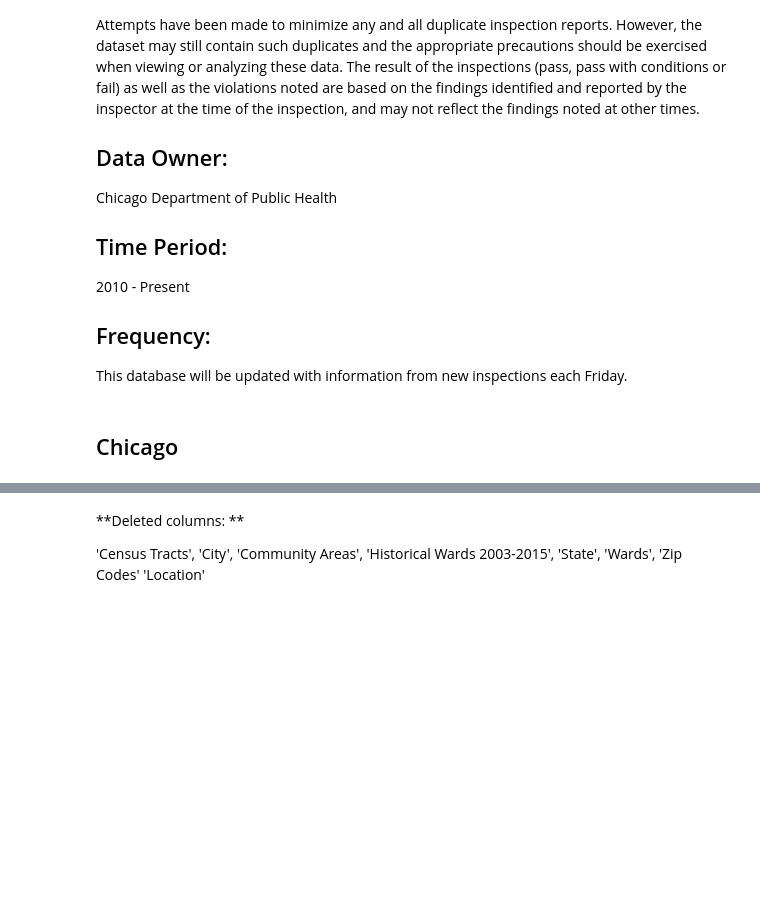
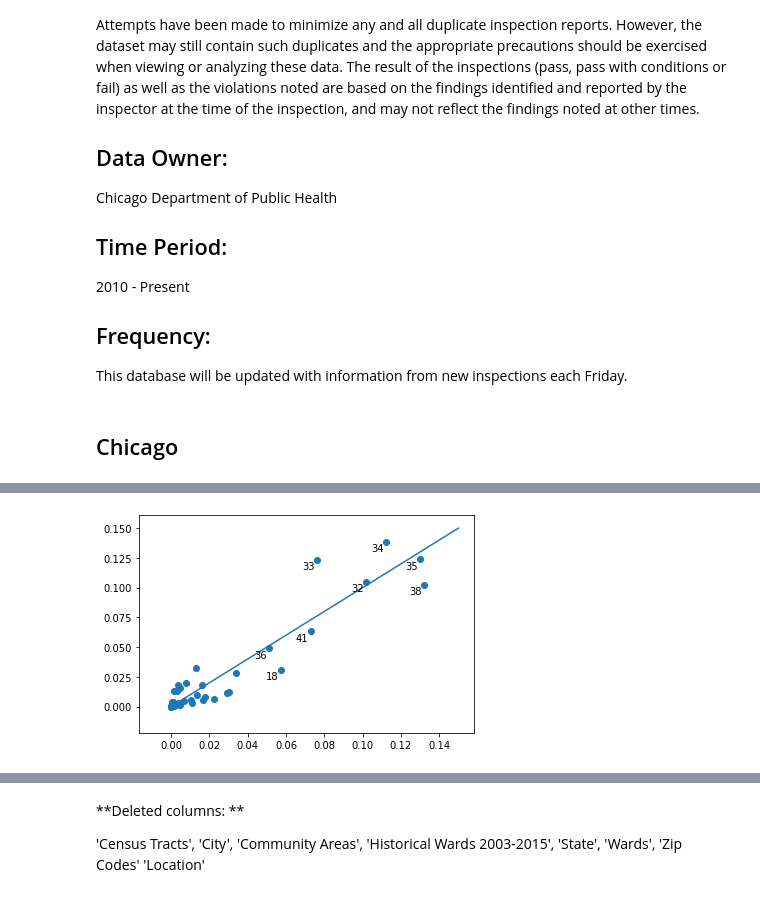
Before and after one commit to kangpl/ADA_2019_Project_MagicADA, a Jupyter notebook: project_zhenyu.ipynb, the cells around one changed output, grey strips where cells are left out. Drawn from its saved outputs; the diff is of its cells as text; code cells hidden in the pictures; blank space fills up the shorter version.

```diff
--- a/project_zhenyu.ipynb
+++ b/project_zhenyu.ipynb
@@ -512,0 +453,25 @@ Name: Facility Type, dtype: int64
+# %%
+license = stats_inspection_b_e.iloc[[1,4], :]
+license= license.apply(lambda x: x.sum(),axis = 0)
+sum_license = np.sum(license)
+license = license/sum_license
+
+other = stats_inspection_b_e.iloc[[0, 2, 3, 5, 6], :]
+other = other.apply(lambda x: x.sum(),axis = 0)
+sum_other = np.sum(other)
+other = other/sum_other
+
+text = license._stat_axis.values.tolist()
+
+import matplotlib.pyplot as plt
+
+# total.plot.scatter(x = 'license', y = 'other')
+
+plt.scatter(license, other)
+for i in range(len(license)):
+    if(license[i] >= 0.05):
+        plt.annotate(text[i], xy = (license[i], other[i]), xytext = (license[i] - 0.008, other[i] - 0.008))
+plt.plot([0, 0.15],[0, 0.15])
+plt.show()
+# %% [output]
+[figure, added]
```
Also changed, not shown: parts of 91 cells of this notebook.
